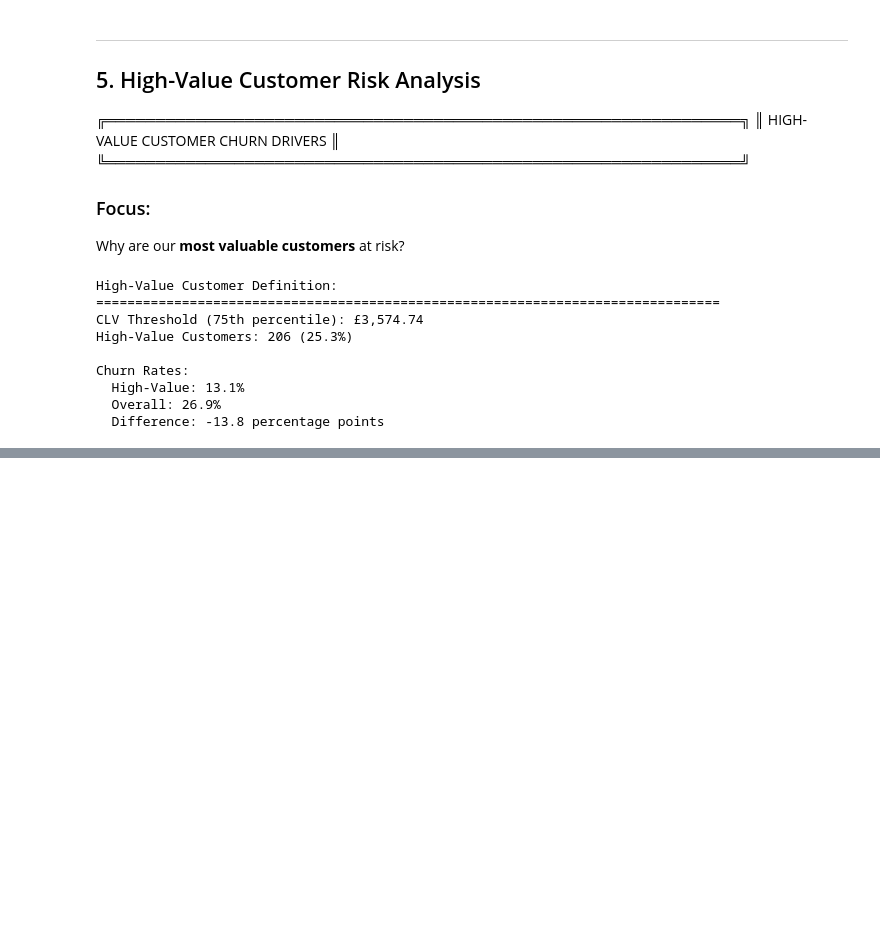
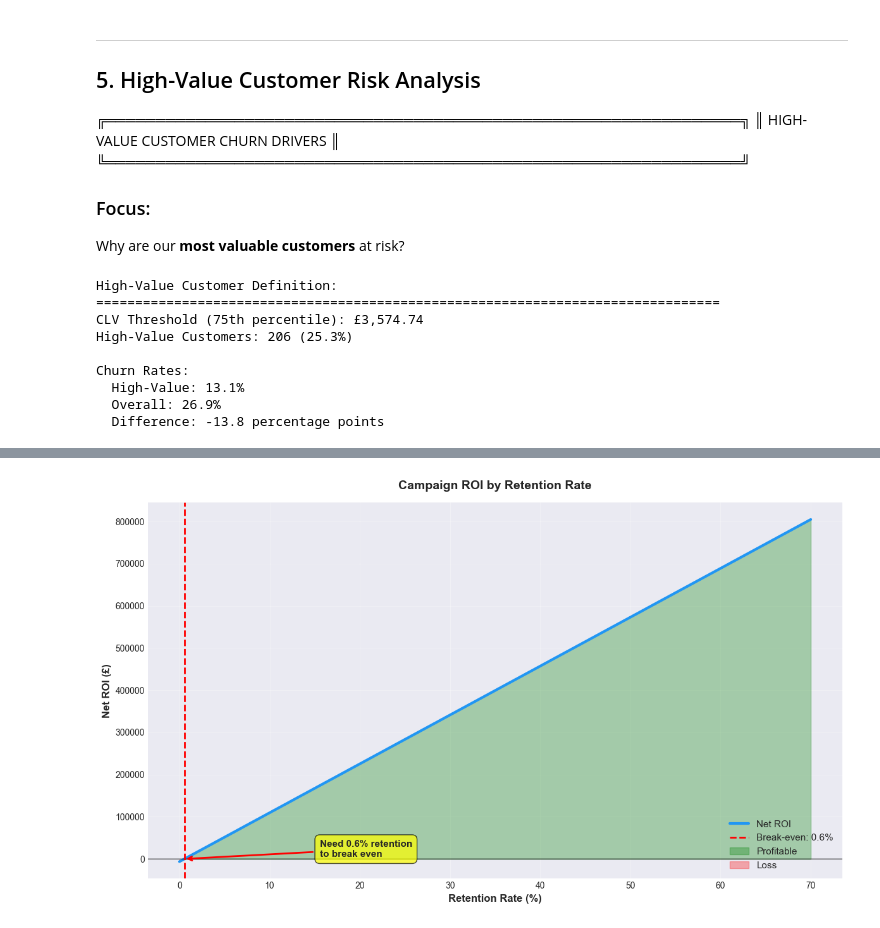
Before and after one commit to HarpinderC/ML-Business-Intelligence, a Jupyter notebook: customer-retention-analysis/notebooks/05_explainability_strategy.ipynb, the cells around one changed output, grey strips where cells are left out. Saved outputs shown, nothing was run; the diff lists cells and outputs as text; code cells hidden in the pictures; blank space fills up the shorter version.

```diff
--- a/customer-retention-analysis/notebooks/05_explainability_strategy.ipynb
+++ b/customer-retention-analysis/notebooks/05_explainability_strategy.ipynb
@@ -461,0 +807,43 @@ Churn Rates:
+# %%
+# ┌────────────────────────────────────────────────────────────┐
+# │ Visualize ROI Scenarios                                   │
+# └────────────────────────────────────────────────────────────┘
+
+fig, ax = plt.subplots(figsize=(12, 7))
+
+# Calculate ROI across range
+retention_range = np.linspace(0, 0.70, 100)
+campaign_cost = len(target_segment) * total_cost_per_customer
+revenue_saved = retention_range * len(target_segment) * net_value_if_saved
+net_roi = revenue_saved - campaign_cost
+
+# Plot
+ax.plot(retention_range * 100, net_roi, linewidth=3, color='#2196F3', label='Net ROI')
+ax.axhline(0, color='black', linestyle='-', linewidth=2, alpha=0.3)
+ax.axvline(breakeven_rate * 100, color='red', linestyle='--', linewidth=2, label=f'Break-even: {breakeven_rate*100:.1f}%')
+
+# Shade profitable region
+ax.fill_between(retention_range * 100, net_roi, 0, where=(net_roi > 0),
+                alpha=0.3, color='green', label='Profitable')
+ax.fill_between(retention_range * 100, net_roi, 0, where=(net_roi <= 0),
+                alpha=0.3, color='red', label='Loss')
+
+ax.set_xlabel('Retention Rate (%)', fontsize=12, fontweight='bold')
+ax.set_ylabel('Net ROI (£)', fontsize=12, fontweight='bold')
+ax.set_title('Campaign ROI by Retention Rate', fontsize=14, fontweight='bold', pad=15)
+ax.legend(loc='lower right', fontsize=11)
+ax.grid(alpha=0.3)
+
+# Add annotation
+ax.annotate(f'Need {breakeven_rate*100:.1f}% retention\nto break even',
+           xy=(breakeven_rate * 100, 0),
+           xytext=(breakeven_rate * 100 + 15, 5000),
+           arrowprops=dict(arrowstyle='->', color='red', lw=2),
+           fontsize=11, fontweight='bold',
+           bbox=dict(boxstyle='round,pad=0.5', facecolor='yellow', alpha=0.7))
+
+plt.tight_layout()
+plt.savefig(DIR_FIGURES / '30_roi_analysis.png', dpi=300, bbox_inches='tight')
+plt.show()
+# %% [output]
+[figure, added]
```
Also changed, not shown: parts of 12 cells of this notebook, 4 other files.
